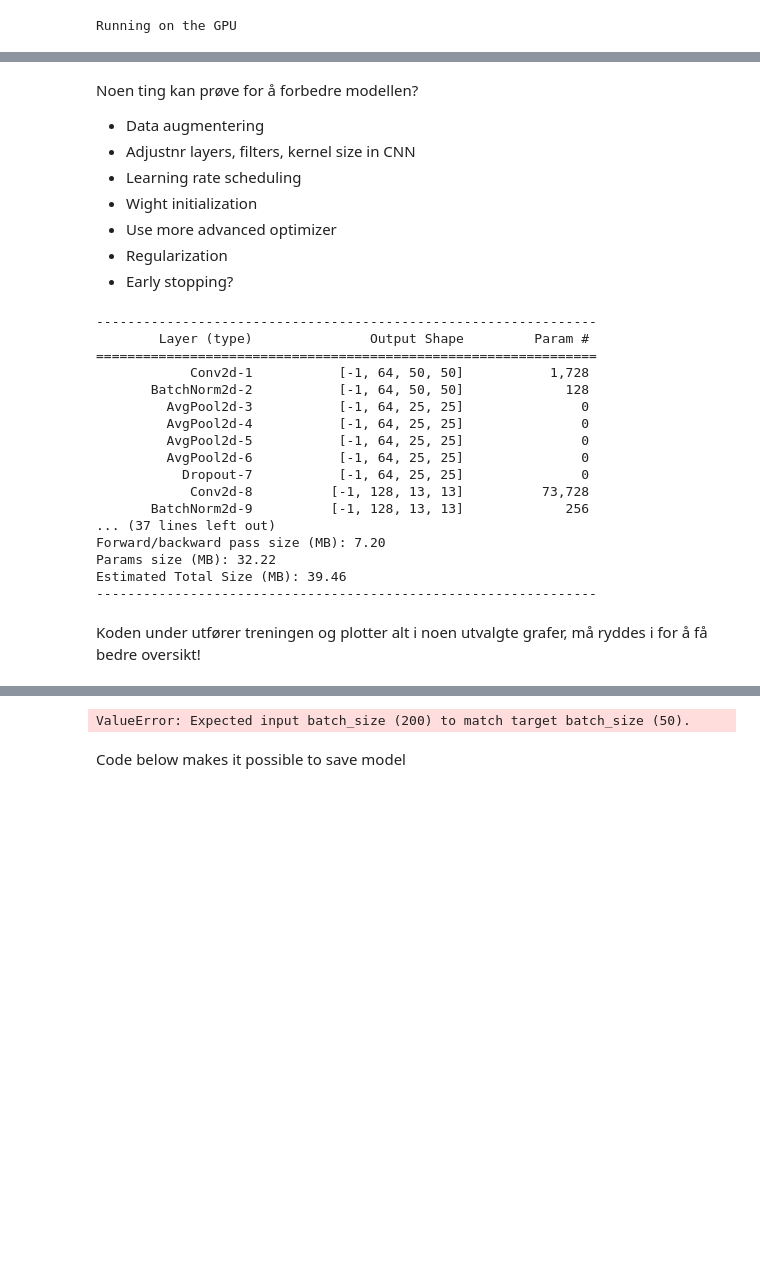
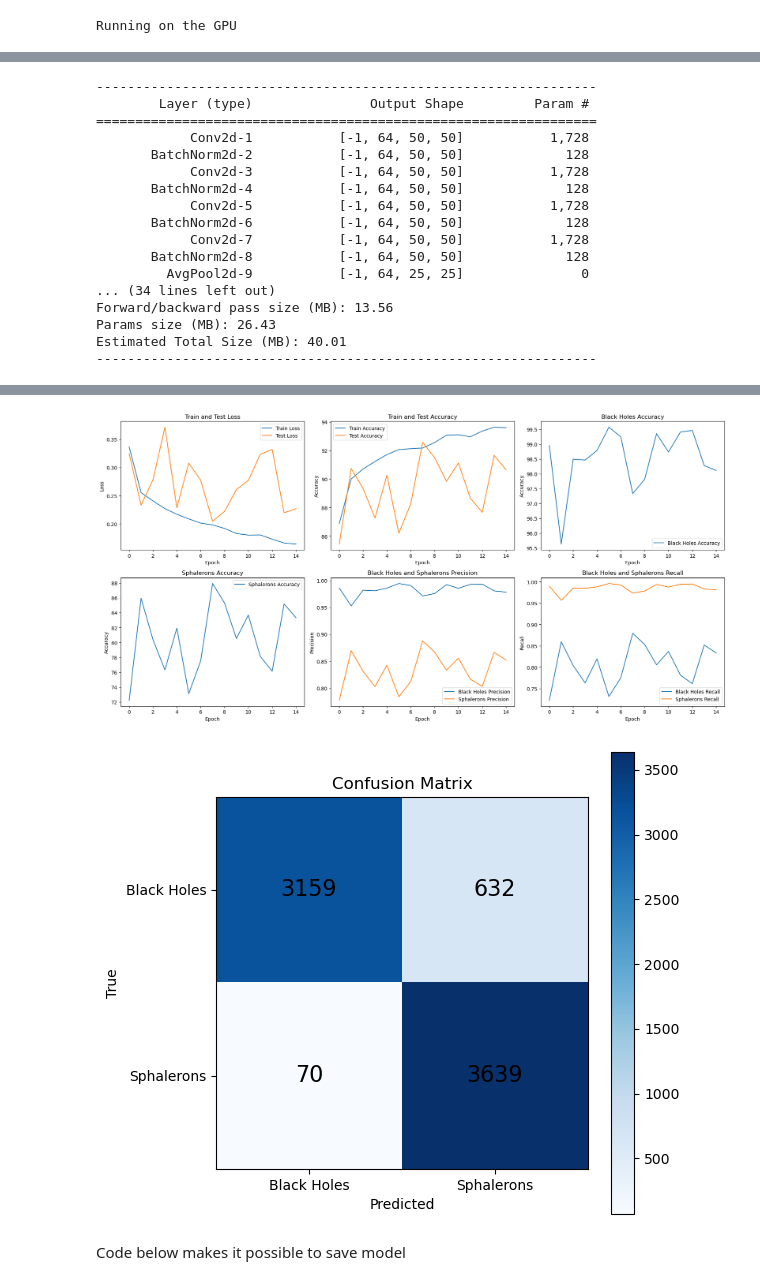
Before and after one commit to iRootTsar/Optimazing-klassification-of-ATLAS-detector-data--CERN-, a Jupyter notebook: notebooks/pyTorch/ResNetSymmetric.ipynb, the cells around one changed output, grey strips where cells are left out. Cells and saved outputs as stored; diff of their text form; code cells hidden in the pictures; blank space fills up the shorter version.

```diff
--- a/notebooks/pyTorch/ResNetSymmetric.ipynb
+++ b/notebooks/pyTorch/ResNetSymmetric.ipynb
@@ -63,8 +63,8 @@ Running on the GPU
 trainData, testData, trainLabels, testLabels = train_test_split(dataArray, labelsArray, random_state=42)
 # %%
 #Transofrm from numpy array to torch
-trainData = torch.from_numpy(trainData)
-testData = torch.from_numpy(testData)
+trainData = torch.from_numpy(trainData).permute(0,3,1,2)
+testData = torch.from_numpy(testData).permute(0,3,1,2)
 trainLabels = torch.from_numpy(trainLabels)
 testLabels = torch.from_numpy(testLabels)
 # %%
@@ -84,9 +77,0 @@ print(len(testLoader))
-# %% [markdown]
-Noen ting kan prøve for å forbedre modellen?
-- Data augmentering
-- Adjustnr layers, filters, kernel size in CNN
-- Learning rate scheduling
-- Wight initialization
-- Use more advanced optimizer
-- Regularization
-- Early stopping?
@@ -171,7 +78,8 @@ class ResNetSymmetric(nn.Module):
 # %%
 from torchsummary import summary
+import nnmodel
 
-model = ResNetSymmetric(dropout=0.25).to(device)  # Move the model to the appropriate device
+model = nnmodel.ResSymmetricNet(0.5).to(device)  # Move the model to the appropriate device
 
 # Print the model summary, make sure to provide appropriate input size (3, 50, 50) for the 3-channel 50x50 images
 summary(model, input_size=(3, 50, 50))
@@ -181,17 +89,15 @@ summary(model, input_size=(3, 50, 50))
 ================================================================
             Conv2d-1           [-1, 64, 50, 50]           1,728
        BatchNorm2d-2           [-1, 64, 50, 50]             128
-         AvgPool2d-3           [-1, 64, 25, 25]               0
-         AvgPool2d-4           [-1, 64, 25, 25]               0
-         AvgPool2d-5           [-1, 64, 25, 25]               0
-         AvgPool2d-6           [-1, 64, 25, 25]               0
-           Dropout-7           [-1, 64, 25, 25]               0
-            Conv2d-8          [-1, 128, 13, 13]          73,728
-       BatchNorm2d-9          [-1, 128, 13, 13]             256
-... (37 lines left out)
-Forward/backward pass size (MB): 7.20
-Params size (MB): 32.22
-Estimated Total Size (MB): 39.46
+            Conv2d-3           [-1, 64, 50, 50]           1,728
+       BatchNorm2d-4           [-1, 64, 50, 50]             128
+            Conv2d-5           [-1, 64, 50, 50]           1,728
+       BatchNorm2d-6           [-1, 64, 50, 50]             128
+            Conv2d-7           [-1, 64, 50, 50]           1,728
+       BatchNorm2d-8           [-1, 64, 50, 50]             128
+         AvgPool2d-9           [-1, 64, 25, 25]               0
+... (34 lines left out)
+Forward/backward pass size (MB): 13.56
+Params size (MB): 26.43
+Estimated Total Size (MB): 40.01
 ----------------------------------------------------------------
-# %% [markdown]
-Koden under utfører treningen og plotter alt i noen utvalgte grafer, må ryddes i for å få bedre oversikt!
@@ -343,14 +104,15 @@ def train(model, train_loader, test_loader, optimizer, criterion, n_epochs):
 # %%
+import trainer
 # Set the learning rate and number of epochs
-n_epochs = 5
+n_epochs = 15
 
 # Create the model
-model = ResNetSymmetric(0.5).to(device)
+model = nnmodel.ResSymmetricNet(0.4).to(device)
 
 # Set up the optimizer and criterion
 optimizer = torch.optim.Adam(model.parameters())
-criterion = nn.CrossEntropyLoss()
+criterion = nn.CrossEntropyLoss().to(device)
 
 # Train the model
-train(model, trainLoader, testLoader, optimizer, criterion, n_epochs)
+trainer.train(model, trainLoader, testLoader, optimizer, criterion, n_epochs)
 # %% [output]
@@ -359,4 +136,5 @@ torch.Size([50])
-ValueError: Expected input batch_size (200) to match target batch_size (50).
+[figure, added]
+[figure, added]
 # %% [markdown]
 Code below makes it possible to save model
 # %%
```
Also changed, not shown: parts of 6 cells of this notebook, 2 other files.
